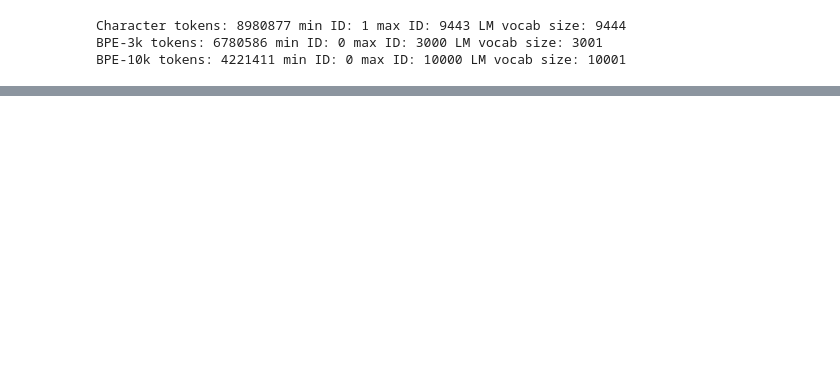
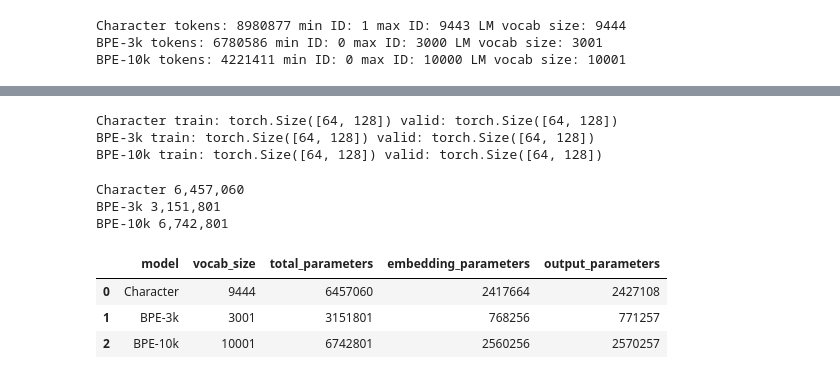
Before and after one commit to elisabeihofer-boop/MaLearn_Adv_Assignment01, a Jupyter notebook: notebooks/language_models.ipynb, the cells around one changed output, grey strips where cells are left out. Drawn from its saved outputs; the diff is of its cells as text; code cells hidden in the pictures; blank space fills up the shorter version.

```diff
--- a/notebooks/language_models.ipynb
+++ b/notebooks/language_models.ipynb
@@ -210,0 +317,34 @@ BPE-10k tokens: 4221411 min ID: 0 max ID: 10000 LM vocab size: 10001
+# %%
+## ???
+
+valid_datasets = {}
+
+for name, stream in valid_streams.items():
+    valid_datasets[name] = CostumDataset(
+        token_stream=stream,
+        context_length=CONTEXT_LENGTH,
+    )
+
+valid_loaders = {}
+
+for name, dataset in valid_datasets.items():
+    valid_loaders[name] = DataLoader(
+        dataset,
+        batch_size=BATCH_SIZE,
+        shuffle=False,
+    )
+
+# sanity checking
+for name in tokenizers:
+    train_x, train_y = next(iter(train_loaders[name]))
+    valid_x, valid_y = next(iter(valid_loaders[name]))
+
+    print(
+        name,
+        "train:", train_x.shape,
+        "valid:", valid_x.shape
+    )
+# %% [output]
+Character train: torch.Size([64, 128]) valid: torch.Size([64, 128])
+BPE-3k train: torch.Size([64, 128]) valid: torch.Size([64, 128])
+BPE-10k train: torch.Size([64, 128]) valid: torch.Size([64, 128])
@@ -210,0 +437,43 @@ BPE-10k tokens: 4221411 min ID: 0 max ID: 10000 LM vocab size: 10001
+# %%
+## parameter count ????
+
+def count_parameters(model):
+    return sum(
+        p.numel()
+        for p in model.parameters()
+    )
+
+for name, model in models.items():
+    print(name, f"{count_parameters(model):,}")
+
+def count_embedding_parameters(model):
+    return model.token_embedding.weight.numel()
+
+def count_output_parameters(model):
+    return sum(
+        p.numel()
+        for p in model.output_layer.parameters()
+    )
+
+# putting the results in a table
+parameter_results = []
+
+for name, model in models.items():
+    parameter_results.append({
+        "model": name,
+        "vocab_size": tokenizers[name]["vocab_size"],
+        "total_parameters": count_parameters(model),
+        "embedding_parameters": count_embedding_parameters(model),
+        "output_parameters": count_output_parameters(model),
+    })
+
+parameter_df = pd.DataFrame(parameter_results)
+parameter_df
+# %% [output]
+Character 6,457,060
+BPE-3k 3,151,801
+BPE-10k 6,742,801
+|  | model | vocab_size | total_parameters | embedding_parameters | output_parameters |
+| 0 | Character | 9444 | 6457060 | 2417664 | 2427108 |
+| 1 | BPE-3k | 3001 | 3151801 | 768256 | 771257 |
+| 2 | BPE-10k | 10001 | 6742801 | 2560256 | 2570257 |
```
Also changed, not shown: parts of 17 cells of this notebook.
